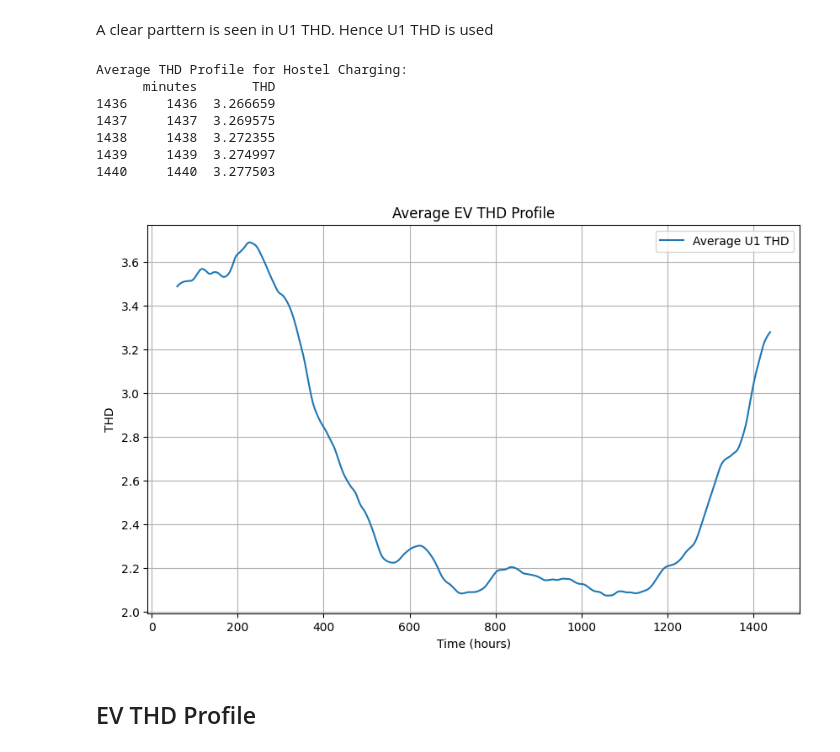
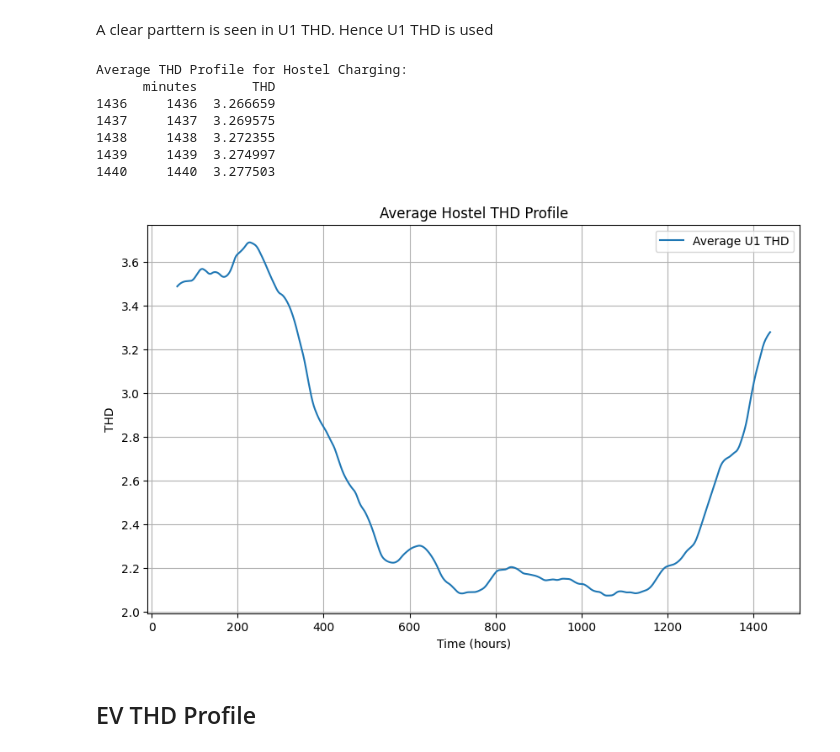
Before and after one commit to KanyantaM/final-year-project, a Jupyter notebook: Final_Year_Project_Code.ipynb, the cells around one changed output. Cells and saved outputs as stored; diff of their text form; code cells hidden in the pictures.

```diff
--- a/Final_Year_Project_Code.ipynb
+++ b/Final_Year_Project_Code.ipynb
@@ -450,35 +445,35 @@ merged_thd_df_normalized['Average_U1_THD'] = (merged_thd_df_normalized['File1',
 # De-normalize the average to get back to the original scale
 average_single_hostel_thd = reverse_z_score_normalize(merged_thd_df_normalized['Average_U1_THD'], thd_df2['U1 THD'])
 
 average_single_hostel_thd_moving_average = average_single_hostel_thd.rolling(window=60).mean()
 
 average_single_hostel_thd_df = pd.DataFrame({
     'minutes': range(len(average_single_hostel_thd)),
     'THD': average_single_hostel_thd_moving_average
 })
 
 print("Average THD Profile for Hostel Charging:")
 print(average_single_hostel_thd_df.tail())
 
 # Plot the average load profile
 plt.figure(figsize=(10, 6))
 plt.plot(average_single_hostel_thd_df['THD'], label='Average U1 THD')
 # plt.fill_between(time_in_hours,average_single_hostel_thd, alpha=0.3, color='lightblue')
-plt.title('Average EV THD Profile')
+plt.title('Average Hostel THD Profile')
 plt.xlabel('Time (hours)')  # Update x-axis label to hours
 plt.ylabel('THD')
 plt.legend()
 plt.grid(True)
 plt.show()
 # %% [output]
 Average THD Profile for Hostel Charging:
       minutes       THD
 1436     1436  3.266659
 1437     1437  3.269575
 1438     1438  3.272355
 1439     1439  3.274997
 1440     1440  3.277503
-[figure, old version]
+[figure, new version]
 # %% [markdown]
 ## EV THD Profile
 # %% [markdown]
```
Also changed, not shown: parts of 11 cells of this notebook.
